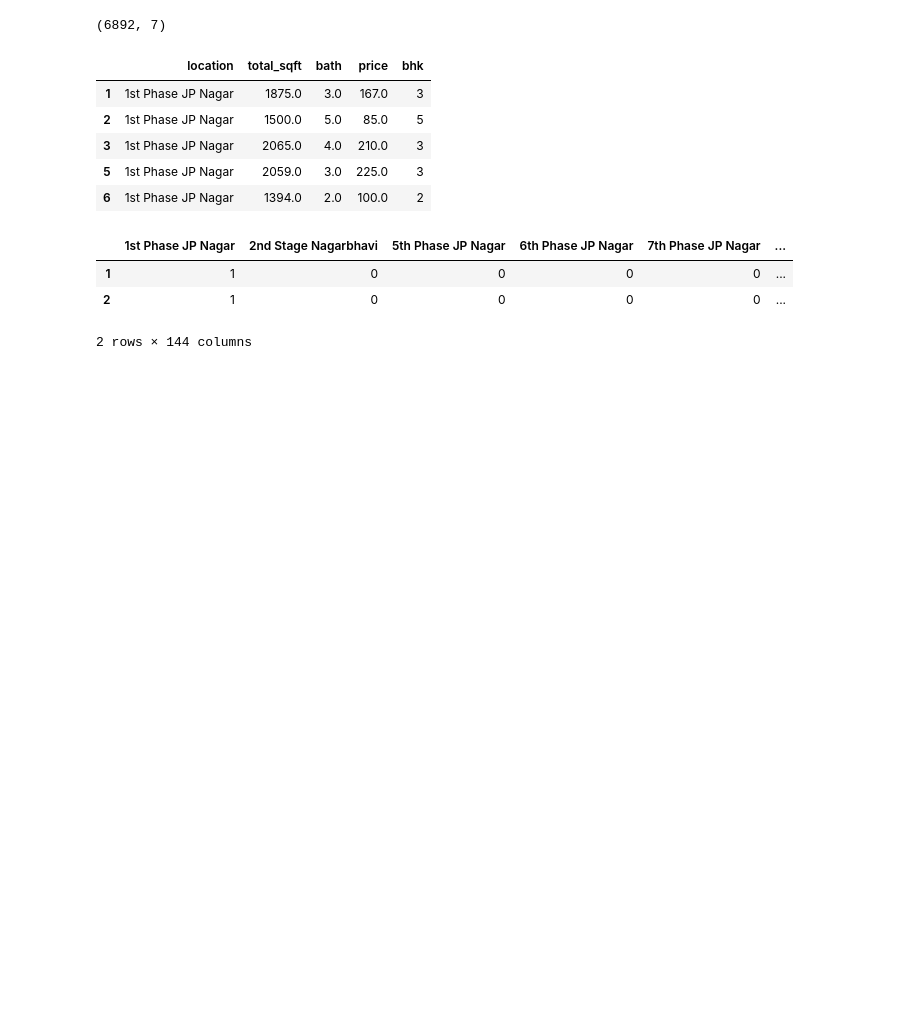
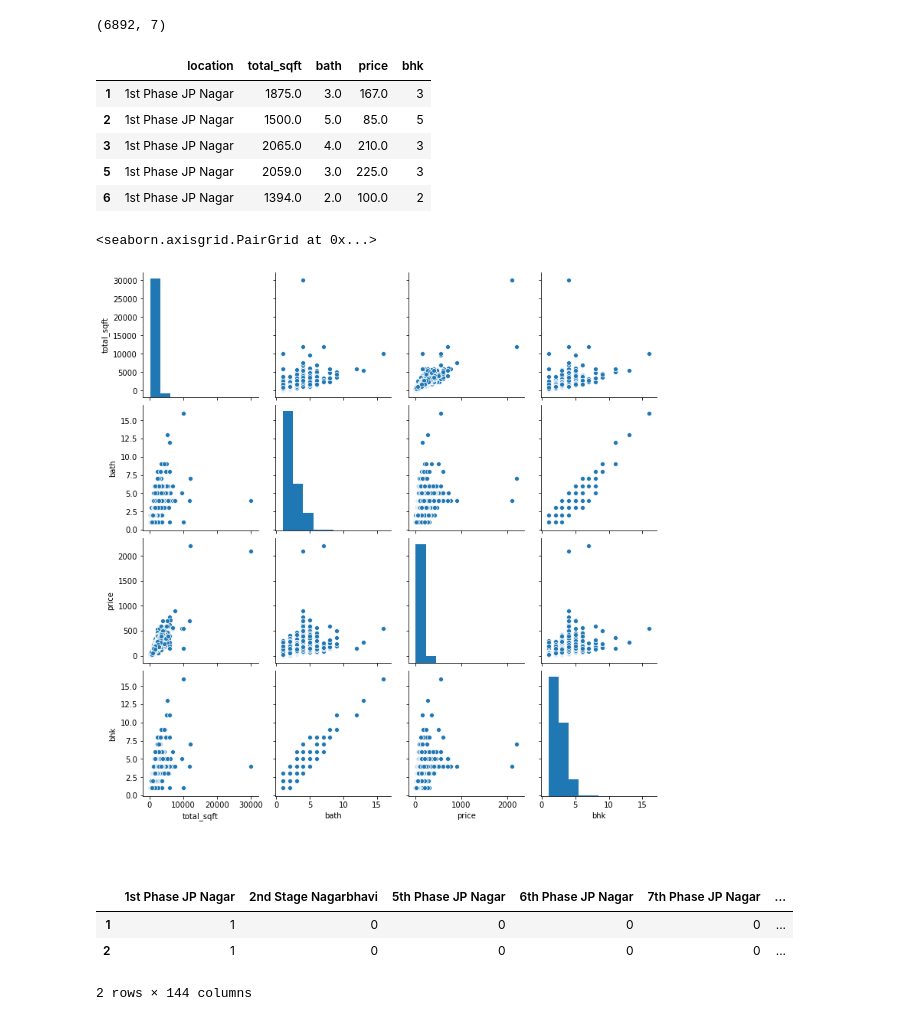
Before and after one commit to skar94376/HP-Prediction-, a Jupyter notebook: Bengaluru_House_Price.ipynb, the cells around one changed output. Saved outputs shown, nothing was run; the diff lists cells and outputs as text; code cells hidden in the pictures; blank space fills up the shorter version.

```diff
--- a/Bengaluru_House_Price.ipynb
+++ b/Bengaluru_House_Price.ipynb
@@ -368,3 +439,8 @@ df10.head()
 | 3 | 1st Phase JP Nagar | 2065.0 | 4.0 | 210.0 | 3 |
 | 5 | 1st Phase JP Nagar | 2059.0 | 3.0 | 225.0 | 3 |
 | 6 | 1st Phase JP Nagar | 1394.0 | 2.0 | 100.0 | 2 |
+# %%
+sns.pairplot(df10)
+# %% [output]
+<seaborn.axisgrid.PairGrid at 0x...>
+[figure, added]
@@ -371,3 +467,5 @@ df10.head()
+# %% [markdown]
+<br>
 # %%
 dummies = pd.get_dummies(df10.location)
 dummies.head(2)
```
Also changed, not shown: parts of 31 cells of this notebook, 5 other files.
